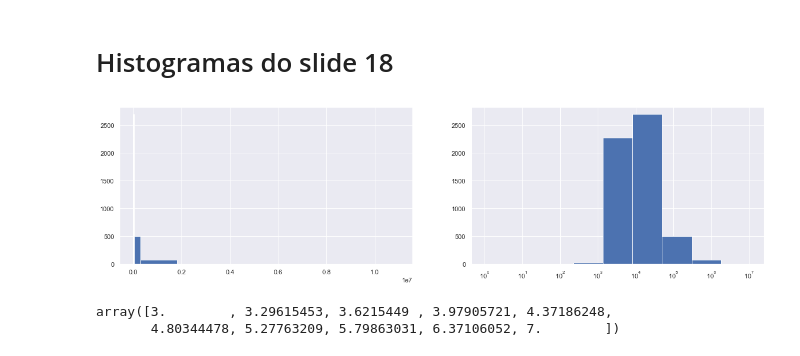
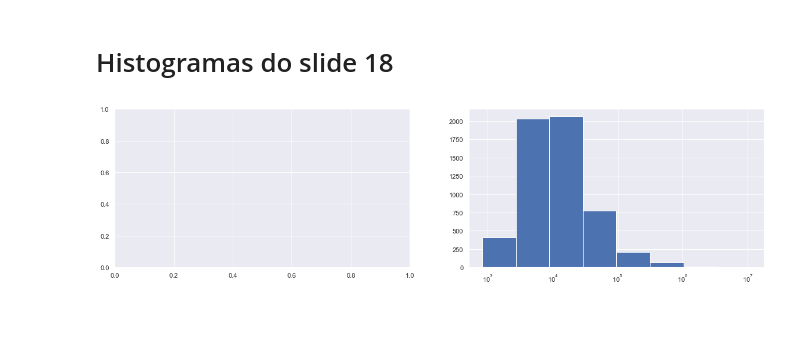
Before and after one commit to mendesrafael965/Estatistica, a Jupyter notebook: Lista 2.ipynb, the cells around one changed output. Drawn from its saved outputs; the diff is of its cells as text; code cells hidden in the pictures; blank space fills up the shorter version.

```diff
--- a/Lista 2.ipynb
+++ b/Lista 2.ipynb
@@ -93,21 +95,21 @@ plt.show()
 # %% [markdown]
 # Histogramas do slide 18
 # %%
-stop = max(municipio_df["POP2006"])
+x = municipio_df["POP2006"]
 
 plt.figure(figsize=(20,5))
+
+bins = np.linspace(min(x),max(x),9)
+logbins = np.logspace(np.log10(bins[0]),np.log10(bins[-1]),len(bins))
+
 plt.subplot(1,2,1)
-plt.hist(municipio_df["POP2006"], bins=np.logspace(start=np.log10(1), stop=np.log10(stop), num=10))
+# plt.hist(x, bins=logbins)
+# plt.xscale('log')
 
 plt.subplot(1,2,2)
-plt.hist(municipio_df["POP2006"], bins=np.logspace(start=np.log10(1), stop=np.log10(stop), num=10))
-plt.gca().set_xscale("log")
+plt.hist(x, bins=logbins)
+plt.xscale('log')
 
 plt.show()
 # %% [output]
-[figure, old version]
+[figure, new version]
-# %%
-np.logspace(start=np.log10(3), stop=np.log10(7), num=10)
-# %% [output]
-array([3.        , 3.29615453, 3.6215449 , 3.97905721, 4.37186248,
-       4.80344478, 5.27763209, 5.79863031, 6.37106052, 7.        ])
```
Also changed, not shown: parts of 10 cells of this notebook.
